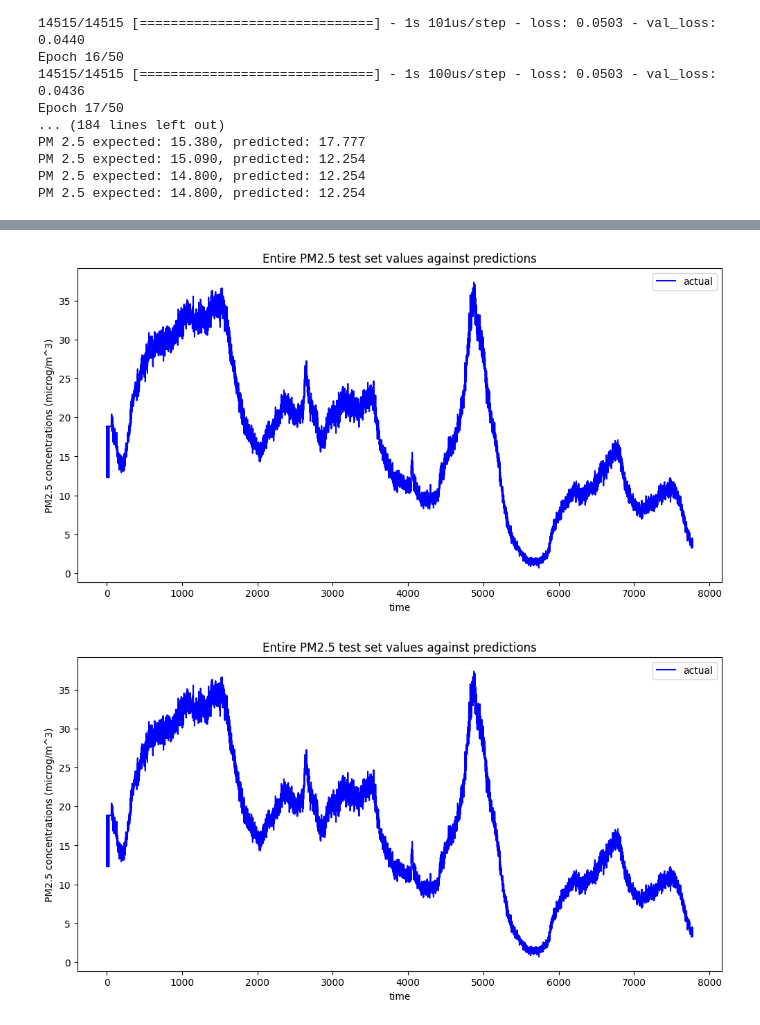
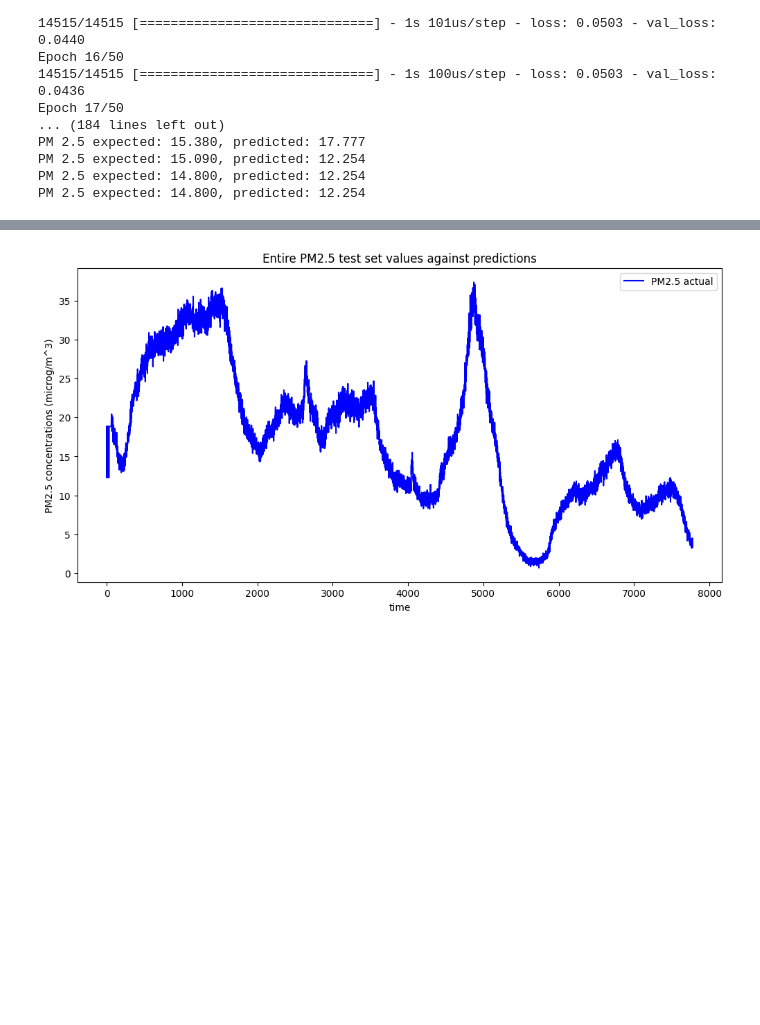
Before and after one commit to iceman67/-Python, a Jupyter notebook: PM25_Regression.ipynb, the cells around one changed output, grey strips where cells are left out. Saved outputs shown, nothing was run; the diff lists cells and outputs as text; code cells hidden in the pictures; blank space fills up the shorter version.

```diff
--- a/PM25_Regression.ipynb
+++ b/PM25_Regression.ipynb
@@ -179,11 +178,10 @@ K.clear_session()
 # %%
 plt.figure(figsize=(12, 6), dpi=100)
 plt.title("Entire PM2.5 test set values against predictions")
-plt.plot(np.arange(x_test.shape[0]), restore_benzine(x_test), color='b', label='actual')
+plt.plot(np.arange(x_test.shape[0]), restore_benzine(x_test), color='b', label='PM2.5 actual')
 plt.xlabel("time")
 plt.ylabel("PM2.5 concentrations (microg/m^3)")
 plt.legend(loc='best')
 plt.show()
 # %% [output]
-[figure, old version]
+[figure, new version]
-[figure, removed]
```
Also changed, not shown: parts of 1 cell of this notebook.
